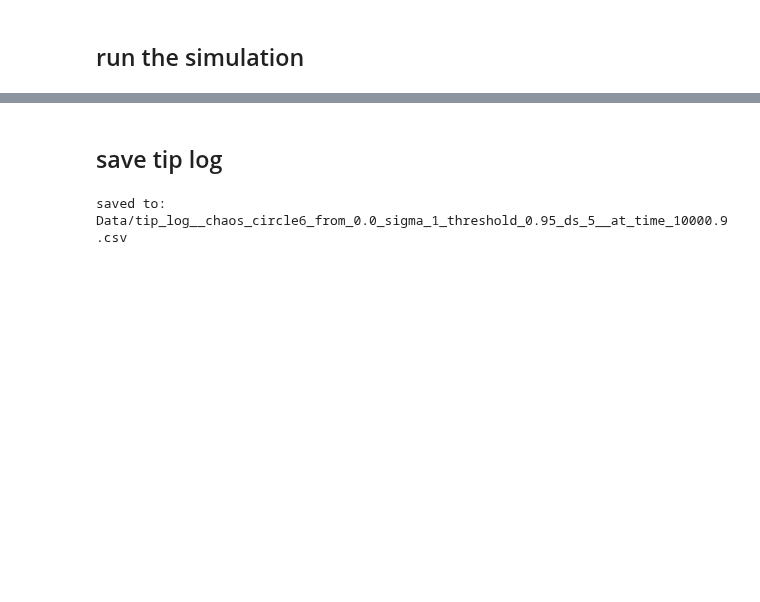
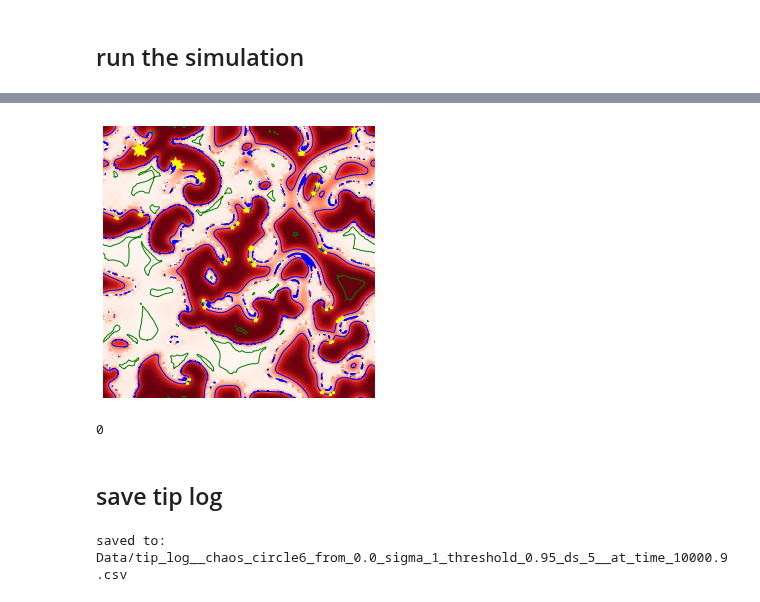
Before and after one commit to timtyree/care, a Jupyter notebook: notebooks/Generating Buffers At Predefined Times.ipynb, the cells around one changed output, grey strips where cells are left out. Saved outputs shown, nothing was run; the diff lists cells and outputs as text; code cells hidden in the pictures; blank space fills up the shorter version.

```diff
--- a/notebooks/Generating Buffers At Predefined Times.ipynb
+++ b/notebooks/Generating Buffers At Predefined Times.ipynb
@@ -263,3 +289,15 @@ the number of tips are 0.
+# %%
+# %timeit
+n_lst, x_lst, y_lst = get_tips(contours_raw, contours_inc)
+tip_states = {'n': n_lst, 'x': x_lst, 'y': y_lst}
+
+fig = plot_buffer(img_nxt, img_inc, contours_raw, contours_inc, tips,
+                  figsize=(5,5),max_marker_size=200, lw=1);
+plt.show()
+beep(1)
+# %% [output]
+[figure, added]
+0
 # %% [markdown]
 ## save tip log
 # %%
```
Also changed, not shown: parts of 9 cells of this notebook, 22 other files.
